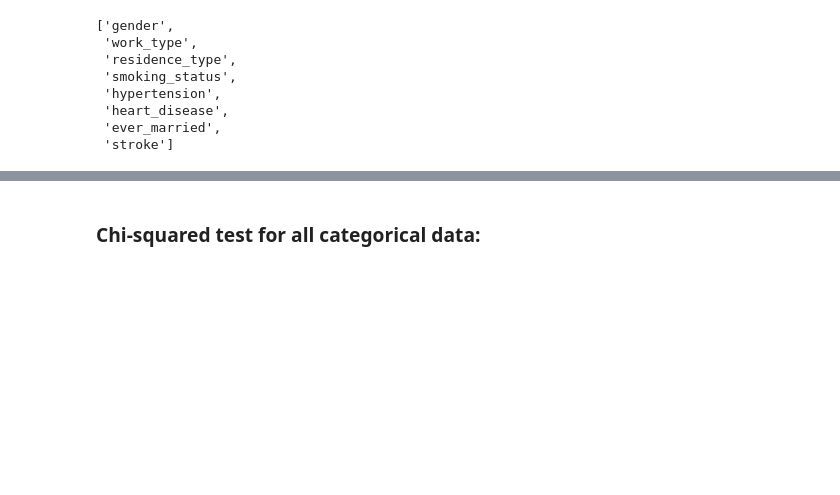
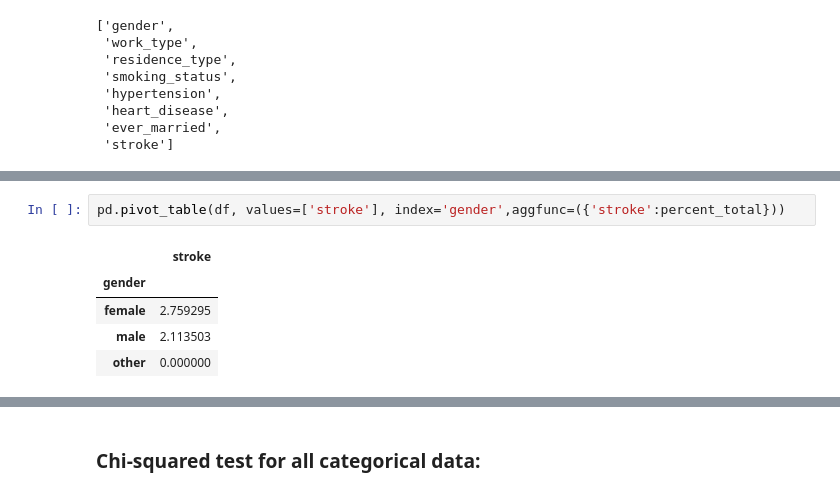
Before and after one commit to ChericeChang/stroke_classification, a Jupyter notebook: 02_EDA.ipynb, the cells around one changed output, grey strips where cells are left out. Saved outputs shown, nothing was run; the diff lists cells and outputs as text; blank space fills up the shorter version.

```diff
--- a/02_EDA.ipynb
+++ b/02_EDA.ipynb
@@ -227,0 +211,8 @@ for i in misc[:-1]:
+# %%
+pd.pivot_table(df, values=['stroke'], index='gender',aggfunc=({'stroke':percent_total}))
+# %% [output]
+|  | stroke |
+| gender |  |
+| female | 2.759295 |
+| male | 2.113503 |
+| other | 0.000000 |
```
Also changed, not shown: parts of 26 cells of this notebook.
